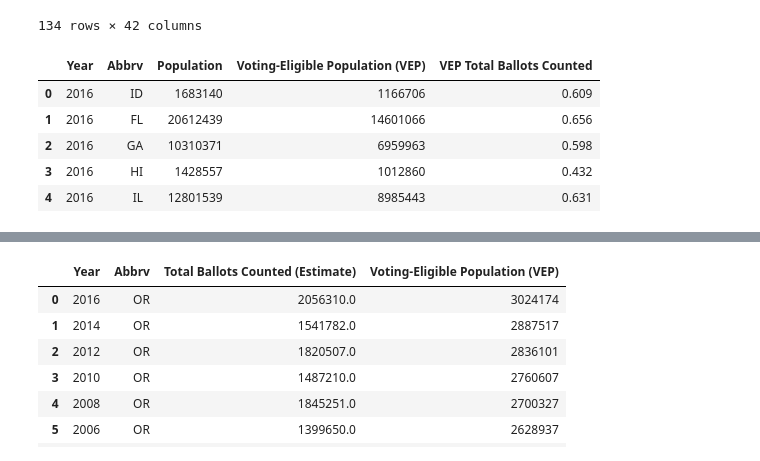
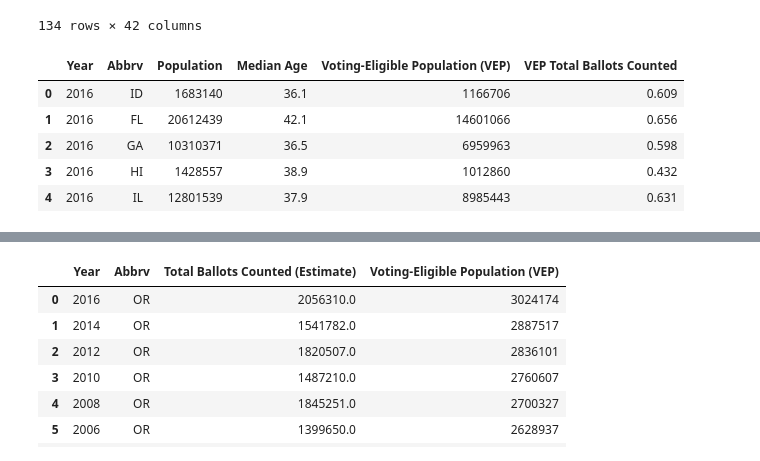
Before and after one commit to MrATX/UofO_BC_Group11, a Jupyter notebook: voting_maps.ipynb, the cells around one changed output, grey strips where cells are left out. Saved outputs shown, nothing was run; the diff lists cells and outputs as text; code cells hidden in the pictures.

Commit message:
Added US heatmap for median age

```diff
--- a/voting_maps.ipynb
+++ b/voting_maps.ipynb
@@ -27,16 +27,16 @@ map_data_df
 134 rows × 42 columns
 # %%
 # Filter down to just the needed data for 2016
-map_data_counts_df = pd.DataFrame(map_data_df[["Year", "Abbrv", "Population", "Voting-Eligible Population (VEP)", "VEP Total Ballots Counted"]])
+map_data_counts_df = pd.DataFrame(map_data_df[["Year", "Abbrv", "Population", "Median Age", "Voting-Eligible Population (VEP)", "VEP Total Ballots Counted"]])
 map_data_2016_df = map_data_counts_df.loc[(map_data_counts_df["Year"] == 2016) & (map_data_counts_df["Abbrv"] != "US")]
 map_data_2016_df.head()
 # %% [output]
-|  | Year | Abbrv | Population | Voting-Eligible Population (VEP) | VEP Total Ballots Counted |
-| 0 | 2016 | ID | 1683140 | 1166706 | 0.609 |
-| 1 | 2016 | FL | 20612439 | 14601066 | 0.656 |
-| 2 | 2016 | GA | 10310371 | 6959963 | 0.598 |
-| 3 | 2016 | HI | 1428557 | 1012860 | 0.432 |
-| 4 | 2016 | IL | 12801539 | 8985443 | 0.631 |
+|  | Year | Abbrv | Population | Median Age | Voting-Eligible Population (VEP) | VEP Total Ballots Counted |
+| 0 | 2016 | ID | 1683140 | 36.1 | 1166706 | 0.609 |
+| 1 | 2016 | FL | 20612439 | 42.1 | 14601066 | 0.656 |
+| 2 | 2016 | GA | 10310371 | 36.5 | 6959963 | 0.598 |
+| 3 | 2016 | HI | 1428557 | 38.9 | 1012860 | 0.432 |
+| 4 | 2016 | IL | 12801539 | 37.9 | 8985443 | 0.631 |
 # %%
 # Create US map based on VEP Ballots
 fig = go.Figure(data=go.Choropleth(
```
Also changed, not shown: parts of 2 cells of this notebook.
